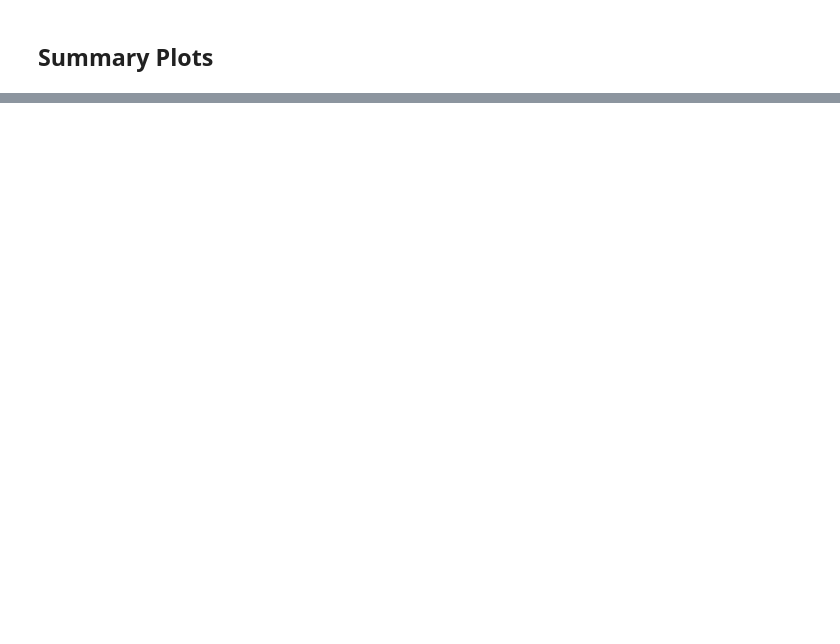
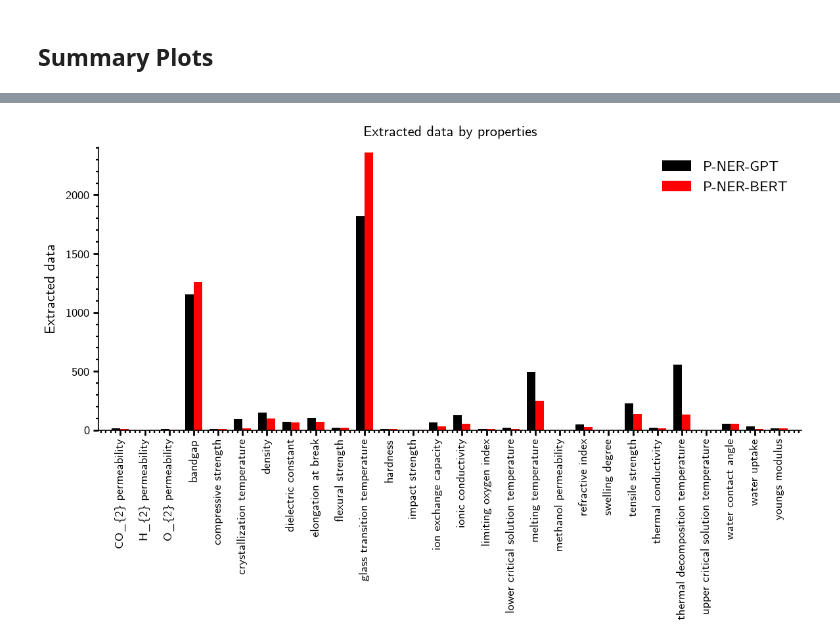
Before and after one commit to Ramprasad-Group/PromptDataExtraction, a Jupyter notebook: notebooks/Analyze-Select-1k.ipynb, the cells around one changed output, grey strips where cells are left out. Cells and saved outputs as stored; diff of their text form; code cells hidden in the pictures; blank space fills up the shorter version.

```diff
--- a/notebooks/Analyze-Select-1k.ipynb
+++ b/notebooks/Analyze-Select-1k.ipynb
@@ -169,8 +253,9 @@ for _id, _name in id_name.items():
         WHERE pm.name = :name
         AND ep.entity_name = ANY(ARRAY[pm.other_names])
         );
-    """, id = method.id, name = _name )
+    """, id = method.id, name = _name)
     print(_name, result)
+    propcount.add(method=method.name, property=_name, count=result)
     count +=result
 
 count
@@ -308,8 +393,9 @@ for _id, _name in id_name.items():
         WHERE pm.name = :name
         AND ep.entity_name = ANY(ARRAY[pm.other_names])
         );
-    """, id = method.id, name = _name )
+    """, id = method.id, name = _name)
     print(_name, result)
+    propcount.add(method=method.name, property=_name, count=result)
     count +=result
 
 count
@@ -355,8 +441,9 @@ for _id, _name in id_name.items():
         WHERE pm.name = :name
         AND ep.entity_name = ANY(ARRAY[pm.other_names])
         );
-    """, id = method.id, name = _name )
+    """, id = method.id, name = _name)
     print(_name, result)
+    propcount.add(method=method.name, property=_name, count=result)
     count +=result
 
 count
@@ -827,0 +1055,4 @@ plt.show()
+# %%
+# Extracted properties per pipeline.
+propdf = propcount.df.pivot(columns='method', values='count', index='property')
+propdf
@@ -827,0 +1078,26 @@ plt.show()
+# %%
+width = 0.35                            # the width of the bars
+
+col1 = 'P-NER-GPT'
+col2 = 'P-NER-BERT'
+
+data1 = propdf[col1]
+data2 = propdf[col2]
+
+x = np.arange(propdf.shape[0])          # the label locations
+
+fig, ax = plt.subplots(figsize=(6, 4), dpi=200)
+rects1 = ax.bar(x - width/2, data1, width, label=col1, color='k')
+rects2 = ax.bar(x + width/2, data2, width, label=col2, color='r')
+
+# Add some text for labels, title and custom x-axis tick labels, etc.
+ax.set_ylabel('Extracted data')
+ax.set_title('Extracted data by properties')
+ax.set_xticks(x)
+ax.set_xticklabels(propdf.index, rotation=90)
+ax.legend()
+
+plt.tight_layout()
+plt.show()
+# %% [output]
+[figure, added]
```
Also changed, not shown: parts of 26 cells of this notebook.
